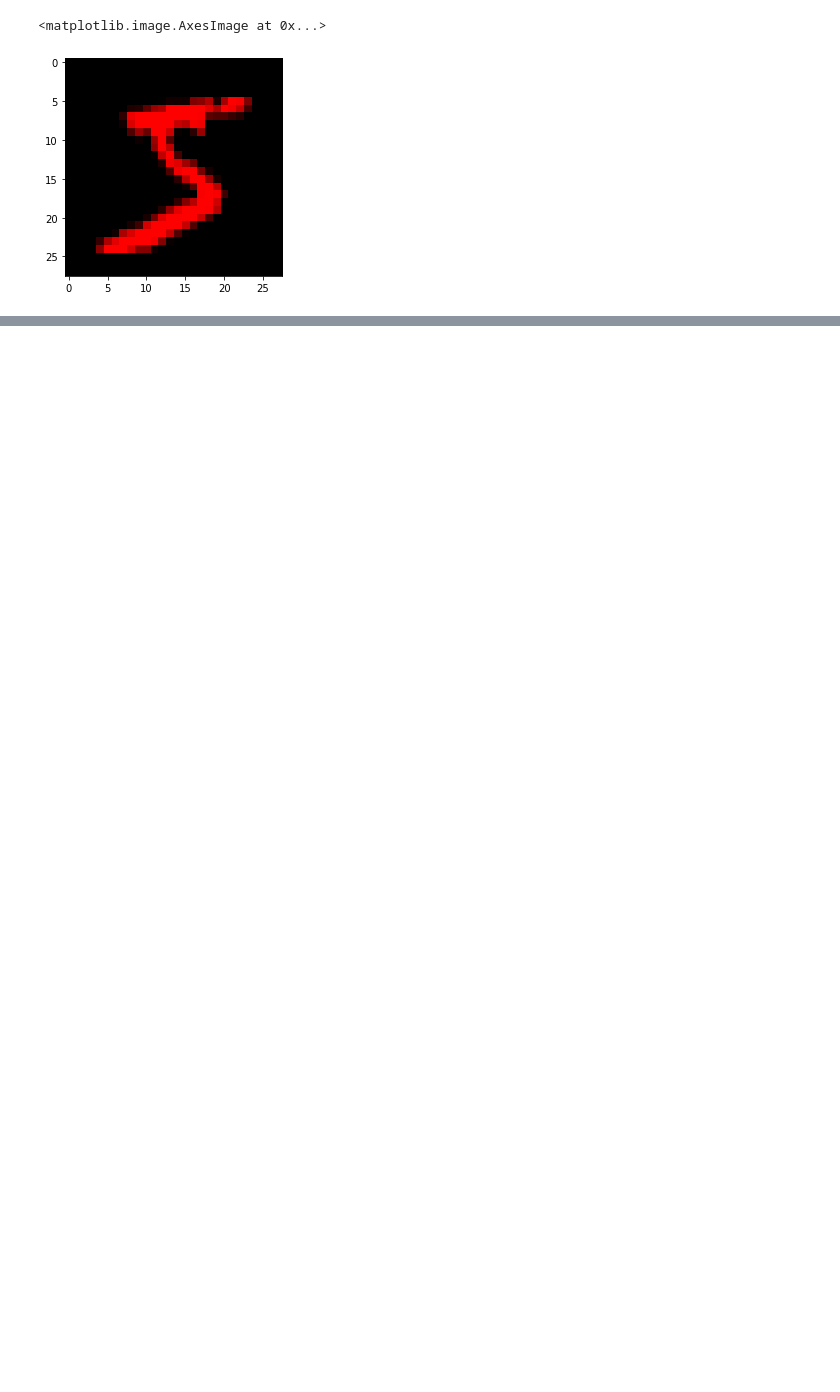
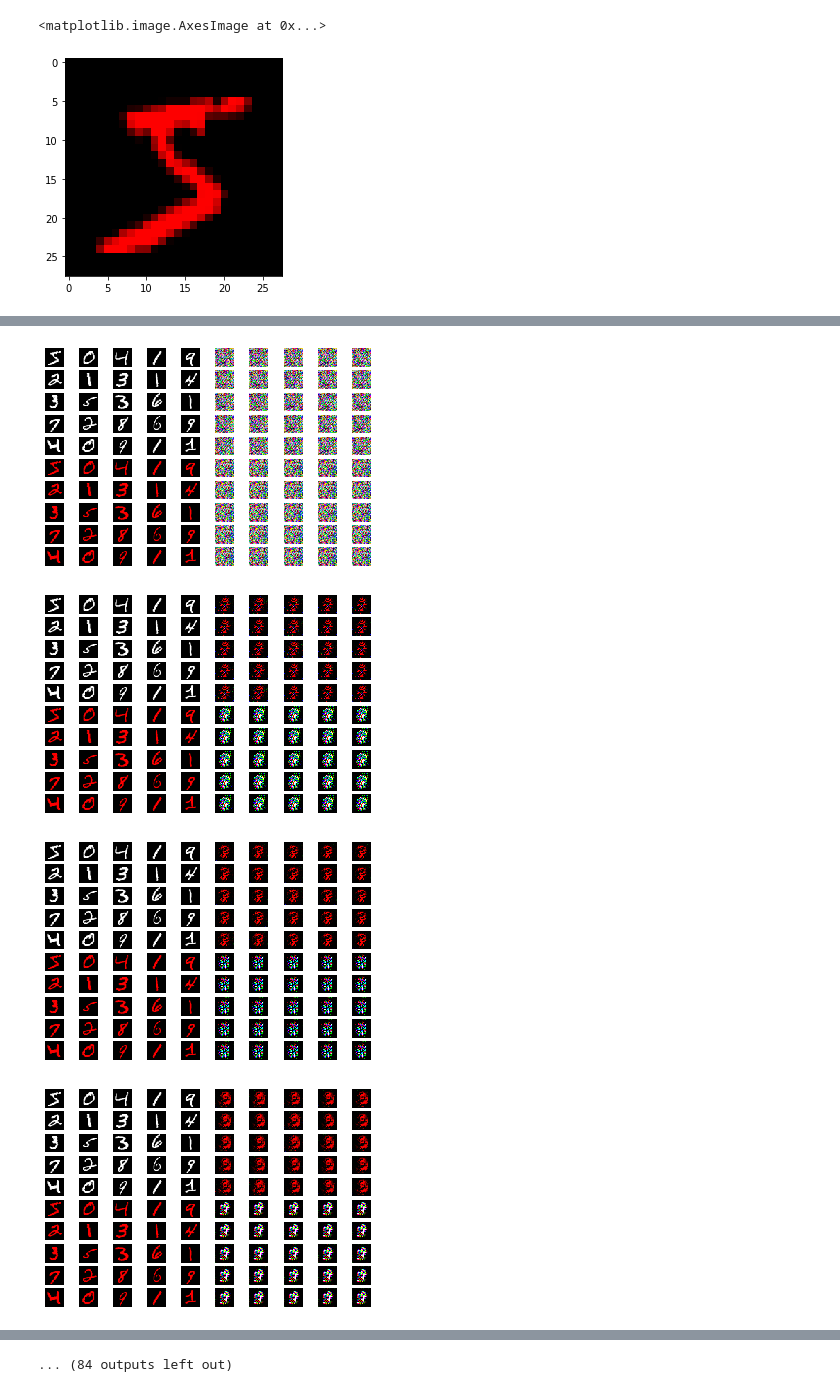
Before and after one commit to akarshkumar0101/DSProject, a Jupyter notebook: MNIST_CYCLEGAN.ipynb, the cells around one changed output, grey strips where cells are left out. Drawn from its saved outputs; the diff is of its cells as text; code cells hidden in the pictures; blank space fills up the shorter version.

Commit message:
mnist cyclegan not working

```diff
--- a/MNIST_CYCLEGAN.ipynb
+++ b/MNIST_CYCLEGAN.ipynb
@@ -181,7 +182,7 @@ def discriminator_loss(real_output, fake_output):
 @tf.function
 def train_step(a_image_batch, b_image_batch):
     # gradient tapes needed to keep track of gradients (auto differentiation)
-    with tf.GradientTape() as tape:
+    with tf.GradientTape(persistent=True) as tape:
         # aba cycle
         fake_b = gm_a2b(a_image_batch, training=True)
         cycle_a = gm_b2a(fake_b, training=True)
@@ -214,9 +215,6 @@ def train_step(a_image_batch, b_image_batch):
     grad_da = tape.gradient(d_loss_a, dm_a.trainable_variables)
     grad_db = tape.gradient(d_loss_b, dm_b.trainable_variables)
 
-    a_optim.apply_gradients(zip(a_grad, am.trainable_variables))
-    b_optim.apply_gradients(zip(b_grad, bm.trainable_variables))
-
     g_a2b_optim.apply_gradients(zip(grad_a2b, gm_a2b.trainable_variables))
     g_b2a_optim.apply_gradients(zip(grad_b2a, gm_b2a.trainable_variables))
     d_a_optim.apply_gradients(zip(grad_da, dm_a.trainable_variables))
@@ -224,15 +222,23 @@ def train_step(a_image_batch, b_image_batch):
 # %%
 batch_size = 100
 
-def train(images, epochs):
+def train(epochs):
     for epoch in range(epochs):
 
-        for i_batch in tqdm(range(int(images.shape[0]/batch_size))):
-            a_image_batch = images[i_batch*batch_size:(i_batch+1)*batch_size]
-            b_image_batch = images[i_batch*batch_size:(i_batch+1)*batch_size]
-            train_step(image_batch)
+        for i_batch in tqdm(range(int(train_images.shape[0]/batch_size))):
+            a_image_batch = train_images[i_batch*batch_size:(i_batch+1)*batch_size]
+            b_image_batch = train_images_color[i_batch*batch_size:(i_batch+1)*batch_size]
+            train_step(a_image_batch, b_image_batch)
 
-            if i_batch%10==0:
-                show_generator_model_images(gm)
-                plt.savefig(f'mnist_gan/epoch_{epoch:03d}_step_{i_batch:03d}')
-                plt.close()
+            if i_batch%50==0:
+                show_generator_model_images(gm_a2b, gm_b2a)
+                plt.show()
+#                 plt.savefig(f'mnist_gan/epoch_{epoch:03d}_step_{i_batch:03d}')
+#                 plt.close()
+# %%
+train(10)
+# %% [output]
+[figure, added]
+[figure, added]
+[figure, added]
+[figure, added]
@@ -238,0 +263 @@ def train(images, epochs):
+... (84 outputs left out)
```
Also changed, not shown: parts of 2 cells of this notebook.
